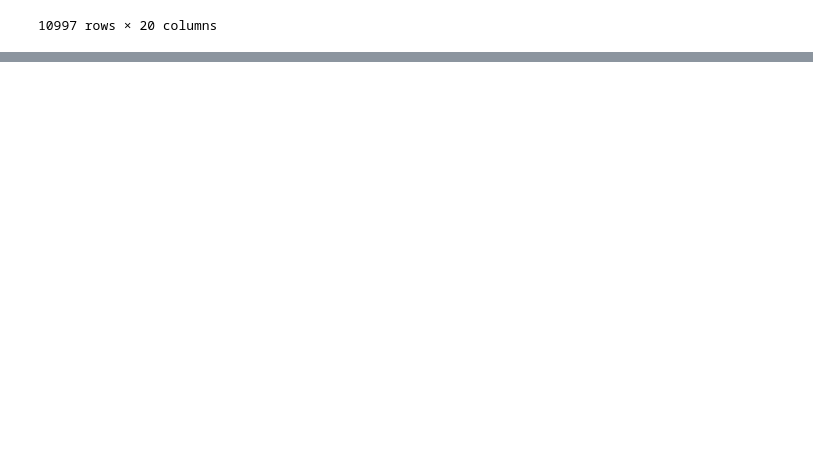
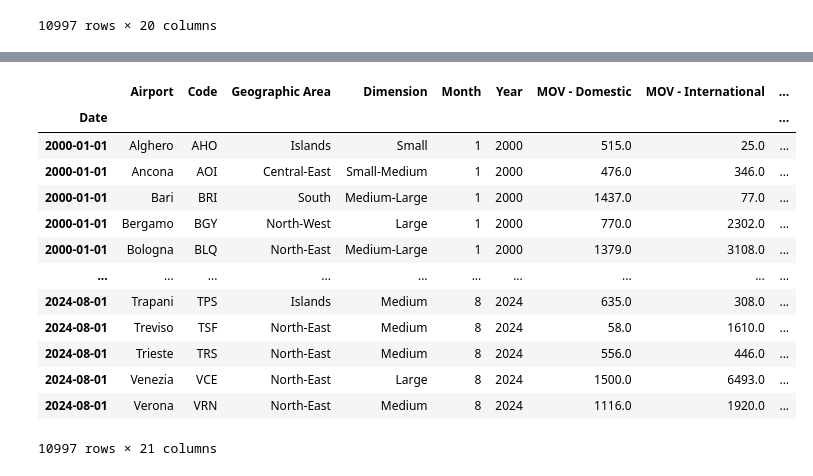
Before and after one commit to fedfioravanti/Italian_Airports, a Jupyter notebook: ItalyAirports_01_collection_prep.ipynb, the cells around one changed output, grey strips where cells are left out. Cells and saved outputs as stored; diff of their text form; code cells hidden in the pictures; blank space fills up the shorter version.

Commit message:
datetime index transfered

```diff
--- a/ItalyAirports_01_collection_prep.ipynb
+++ b/ItalyAirports_01_collection_prep.ipynb
@@ -1054,0 +1057,3 @@ df_mod
+# %%
+# transform the Date column into DateTime format
+df_mod['Date'] = pd.to_datetime(df_mod.Date)
@@ -1054,0 +1080,31 @@ df_mod
+# %%
+# make the Date column the index of the dataframe
+df_mod.set_index(keys='Date', inplace=True)
+# %%
+# create Month and Year columns from the DateTime index
+df_mod['Month'] = df_mod.index.month
+df_mod['Year'] = df_mod.index.year
+# %%
+# reorder columns
+col = df_mod.pop('Month')
+df_mod.insert(4, col.name, col)
+
+col = df_mod.pop('Year')
+df_mod.insert(5, col.name, col)
+# %%
+df_mod
+# %% [output]
+|  | Airport | Code | Geographic Area | Dimension | Month | Year | MOV - Domestic | MOV - International | ... |
+| Date |  |  |  |  |  |  |  |  | ... |
+| 2000-01-01 | Alghero | AHO | Islands | Small | 1 | 2000 | 515.0 | 25.0 | ... |
+| 2000-01-01 | Ancona | AOI | Central-East | Small-Medium | 1 | 2000 | 476.0 | 346.0 | ... |
+| 2000-01-01 | Bari | BRI | South | Medium-Large | 1 | 2000 | 1437.0 | 77.0 | ... |
+| 2000-01-01 | Bergamo | BGY | North-West | Large | 1 | 2000 | 770.0 | 2302.0 | ... |
+| 2000-01-01 | Bologna | BLQ | North-East | Medium-Large | 1 | 2000 | 1379.0 | 3108.0 | ... |
+| ... | ... | ... | ... | ... | ... | ... | ... | ... | ... |
+| 2024-08-01 | Trapani | TPS | Islands | Medium | 8 | 2024 | 635.0 | 308.0 | ... |
+| 2024-08-01 | Treviso | TSF | North-East | Medium | 8 | 2024 | 58.0 | 1610.0 | ... |
+| 2024-08-01 | Trieste | TRS | North-East | Medium | 8 | 2024 | 556.0 | 446.0 | ... |
+| 2024-08-01 | Venezia | VCE | North-East | Large | 8 | 2024 | 1500.0 | 6493.0 | ... |
+| 2024-08-01 | Verona | VRN | North-East | Medium | 8 | 2024 | 1116.0 | 1920.0 | ... |
+10997 rows × 21 columns
```
Also changed, not shown: parts of 4 cells of this notebook.
